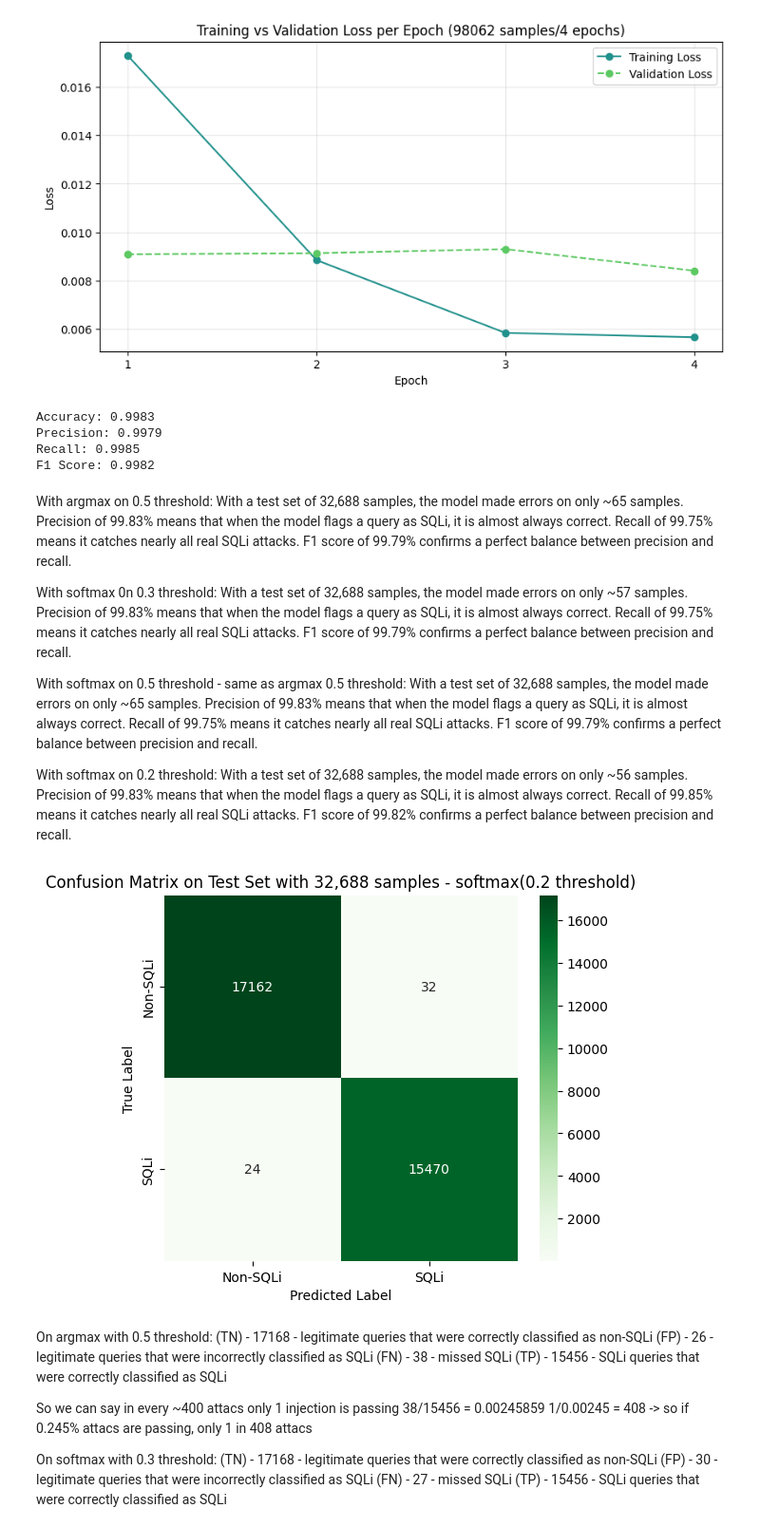
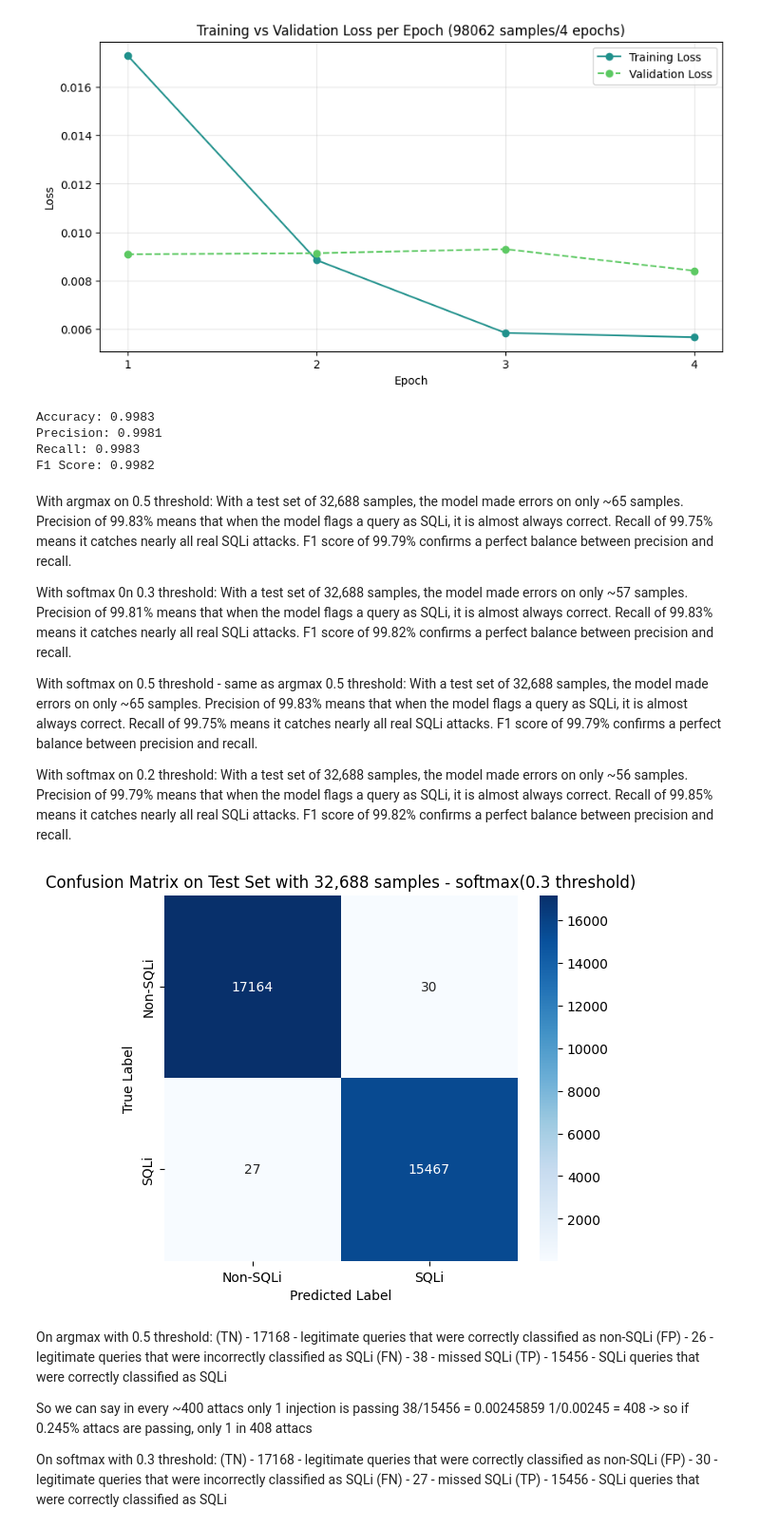
Before and after one commit to viserionnina/bert-sqli-detection, a Jupyter notebook: notebooks/training.ipynb, the cells around one changed output. Shown at 95% size. Saved outputs shown, nothing was run; the diff lists cells and outputs as text; code cells hidden in the pictures.

Commit message:
Softmax visualising

```diff
--- a/notebooks/training.ipynb
+++ b/notebooks/training.ipynb
@@ -532,8 +532,8 @@ def evaluate_model(model, test_loader, device):
 
     #predicted_labels = (predicted_probs > 0.5).astype(int) #argmax
     #softmax - 0.3 thershold - take all rows only one column
-    predicted_labels = (predicted_probs[:,1] > 0.2).astype(int)
-    #predicted_labels = (predicted_probs[:,1] > 0.3).astype(int) #we are converting the predicted probabilities to binary labels using a threshold of 0.5
+    #predicted_labels = (predicted_probs[:,1] > 0.2).astype(int) #we are converting the predicted probabilities to binary labels using a threshold of 0.2
+    predicted_labels = (predicted_probs[:,1] > 0.3).astype(int) #we are converting the predicted probabilities to binary labels using a threshold of 0.3
     #predicted_labels = (predicted_probs[:,1] > 0.5).astype(int) #we are converting the predicted probabilities to binary labels using a threshold of 0.5
 
     #calculating evaluations metrics
@@ -555,34 +555,34 @@ def evaluate_model(model, test_loader, device):
 true_labels, predicted_labels = evaluate_model(model, test_loader, device)
 # %% [output]
 Accuracy: 0.9983
-Precision: 0.9979
-Recall: 0.9985
+Precision: 0.9981
+Recall: 0.9983
 F1 Score: 0.9982
 # %% [markdown]
 With argmax on 0.5 threshold:
 With a test set of 32,688 samples, the model made errors on only ~65 samples. Precision of 99.83% means that when the model flags a query as SQLi, it is almost always correct. Recall of 99.75% means it catches nearly all real SQLi attacks. F1 score of 99.79% confirms a perfect balance between precision and recall.
 
 With softmax 0n 0.3 threshold:
-With a test set of 32,688 samples, the model made errors on only ~57 samples. Precision of 99.83% means that when the model flags a query as SQLi, it is almost always correct. Recall of 99.75% means it catches nearly all real SQLi attacks. F1 score of 99.79% confirms a perfect balance between precision and recall.
+With a test set of 32,688 samples, the model made errors on only ~57 samples. Precision of 99.81% means that when the model flags a query as SQLi, it is almost always correct. Recall of 99.83% means it catches nearly all real SQLi attacks. F1 score of 99.82% confirms a perfect balance between precision and recall.
 
 With softmax on 0.5 threshold - same as argmax 0.5 threshold:
 With a test set of 32,688 samples, the model made errors on only ~65 samples. Precision of 99.83% means that when the model flags a query as SQLi, it is almost always correct. Recall of 99.75% means it catches nearly all real SQLi attacks. F1 score of 99.79% confirms a perfect balance between precision and recall.
 
 With softmax on 0.2 threshold:
-With a test set of 32,688 samples, the model made errors on only ~56 samples. Precision of 99.83% means that when the model flags a query as SQLi, it is almost always correct. Recall of 99.85% means it catches nearly all real SQLi attacks. F1 score of 99.82% confirms a perfect balance between precision and recall.
+With a test set of 32,688 samples, the model made errors on only ~56 samples. Precision of 99.79% means that when the model flags a query as SQLi, it is almost always correct. Recall of 99.85% means it catches nearly all real SQLi attacks. F1 score of 99.82% confirms a perfect balance between precision and recall.
 # %%
 #visualising the confusion matrix for the test set
 cm = confusion_matrix(true_labels, predicted_labels)
 
 plt.figure(figsize=(6, 5))
-sns.heatmap(cm, annot=True, fmt='d', cmap='Greens', xticklabels=['Non-SQLi', 'SQLi'], yticklabels=['Non-SQLi', 'SQLi'])
-plt.title('Confusion Matrix on Test Set with 32,688 samples - softmax(0.2 threshold)')
+sns.heatmap(cm, annot=True, fmt='d', cmap='Blues', xticklabels=['Non-SQLi', 'SQLi'], yticklabels=['Non-SQLi', 'SQLi'])
+plt.title('Confusion Matrix on Test Set with 32,688 samples - softmax(0.3 threshold)')
 plt.ylabel('True Label')
 plt.xlabel('Predicted Label')
-plt.savefig('../results/confusion_matrix_on_test_softmax_0_2.png', dpi=300, bbox_inches='tight')
+plt.savefig('../results/confusion_matrix_on_test_softmax_0_3.png', dpi=300, bbox_inches='tight')
 plt.show()
 # %% [output]
-[figure, old version]
+[figure, new version]
 # %% [markdown]
 On argmax with 0.5 threshold:
 (TN) - 17168 - legitimate queries that were correctly classified as non-SQLi
```
Also changed, not shown: 1 other file.
